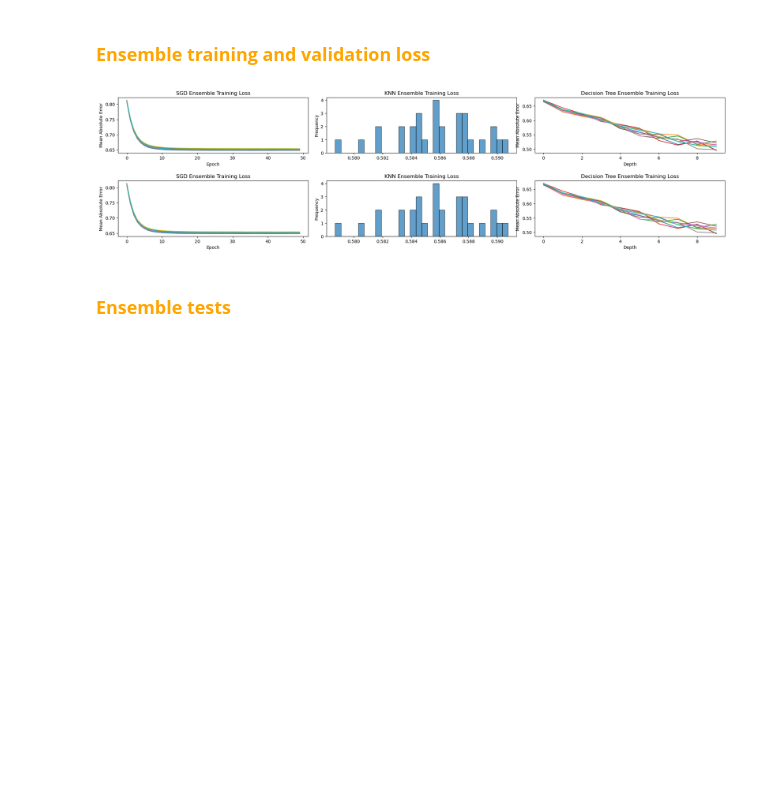
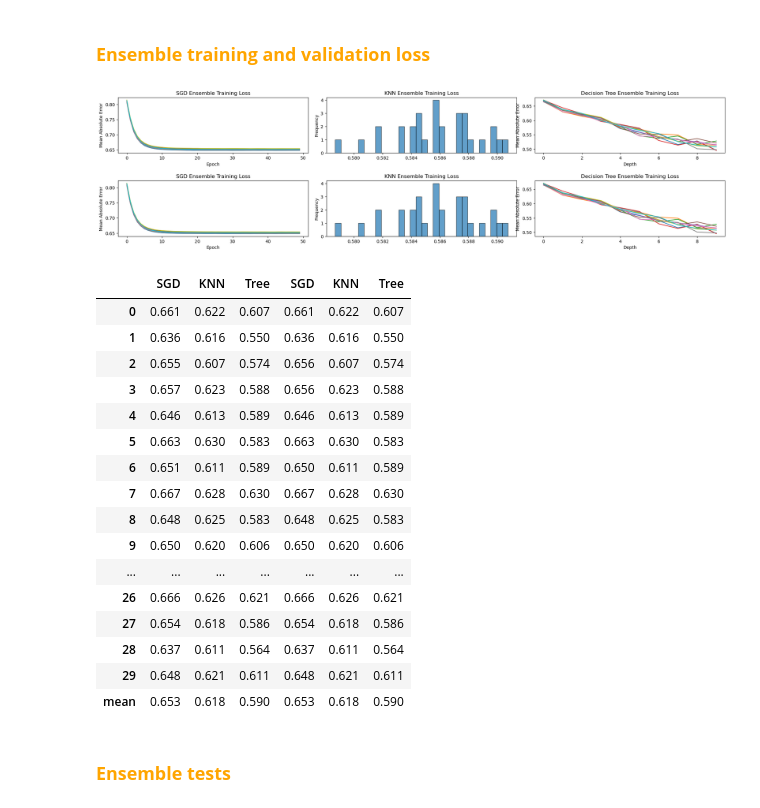
Before and after one commit to Yan-Tavares/ML_Projects, a Jupyter notebook: Final Project/main.ipynb, the cells around one changed output. Cells and saved outputs as stored; diff of their text form; code cells hidden in the pictures; blank space fills up the shorter version.

```diff
--- a/Final Project/main.ipynb
+++ b/Final Project/main.ipynb
@@ -456,33 +456,53 @@ for loss_values in models_training_loss_SGD_2[::3]: # Plot every 3rd model
 ax[1, 0].set_ylabel('Mean Absolute Error')
 ax[1, 0].set_title('SGD Ensemble Training Loss')
 ax[1, 0].set_xlabel('Epoch')
 
 ax[0, 1].hist([value[0] for value in models_training_loss_KNN_1], bins=30, edgecolor='k', alpha=0.7)
 ax[0, 1].set_title('KNN Ensemble Training Loss')
 ax[0, 1].set_ylabel('Frequency')
 
 
 ax[1, 1].hist([value[0] for value in models_training_loss_KNN_2], bins=30, edgecolor='k', alpha=0.7)
 ax[1, 1].set_title('KNN Ensemble Training Loss')
 ax[1, 1].set_ylabel('Frequency')
 
 for loss_values in models_training_loss_Tree_1[::3]: # Plot every 3rd model
     ax[0, 2].plot(loss_values)
 
 ax[0, 2].set_ylabel('Mean Absolute Error')
 ax[0, 2].set_title('Decision Tree Ensemble Training Loss')
 ax[0, 2].set_xlabel('Depth')
 
 for loss_values in models_training_loss_Tree_2[::3]: # Plot every 3rd model
     ax[1, 2].plot(loss_values)
 
 ax[1, 2].set_ylabel('Mean Absolute Error')
 ax[1, 2].set_title('Decision Tree Ensemble Training Loss')
 ax[1, 2].set_xlabel('Depth')
 
 plt.show()
+
+
+display(pd.concat([Ensembles_val_loss_1, Ensembles_val_loss_2],axis=1))
 # %% [output]
 [figure]
+|  | SGD | KNN | Tree | SGD | KNN | Tree |
+| 0 | 0.661 | 0.622 | 0.607 | 0.661 | 0.622 | 0.607 |
+| 1 | 0.636 | 0.616 | 0.550 | 0.636 | 0.616 | 0.550 |
+| 2 | 0.655 | 0.607 | 0.574 | 0.656 | 0.607 | 0.574 |
+| 3 | 0.657 | 0.623 | 0.588 | 0.656 | 0.623 | 0.588 |
+| 4 | 0.646 | 0.613 | 0.589 | 0.646 | 0.613 | 0.589 |
+| 5 | 0.663 | 0.630 | 0.583 | 0.663 | 0.630 | 0.583 |
+| 6 | 0.651 | 0.611 | 0.589 | 0.650 | 0.611 | 0.589 |
+| 7 | 0.667 | 0.628 | 0.630 | 0.667 | 0.628 | 0.630 |
+| 8 | 0.648 | 0.625 | 0.583 | 0.648 | 0.625 | 0.583 |
+| 9 | 0.650 | 0.620 | 0.606 | 0.650 | 0.620 | 0.606 |
+| ... | ... | ... | ... | ... | ... | ... |
+| 26 | 0.666 | 0.626 | 0.621 | 0.666 | 0.626 | 0.621 |
+| 27 | 0.654 | 0.618 | 0.586 | 0.654 | 0.618 | 0.586 |
+| 28 | 0.637 | 0.611 | 0.564 | 0.637 | 0.611 | 0.564 |
+| 29 | 0.648 | 0.621 | 0.611 | 0.648 | 0.621 | 0.611 |
+| mean | 0.653 | 0.618 | 0.590 | 0.653 | 0.618 | 0.590 |
 # %% [markdown]
 ### <font color="orange">  **Ensemble tests** </font>
 # %%
```
Also changed, not shown: parts of 5 cells of this notebook.
